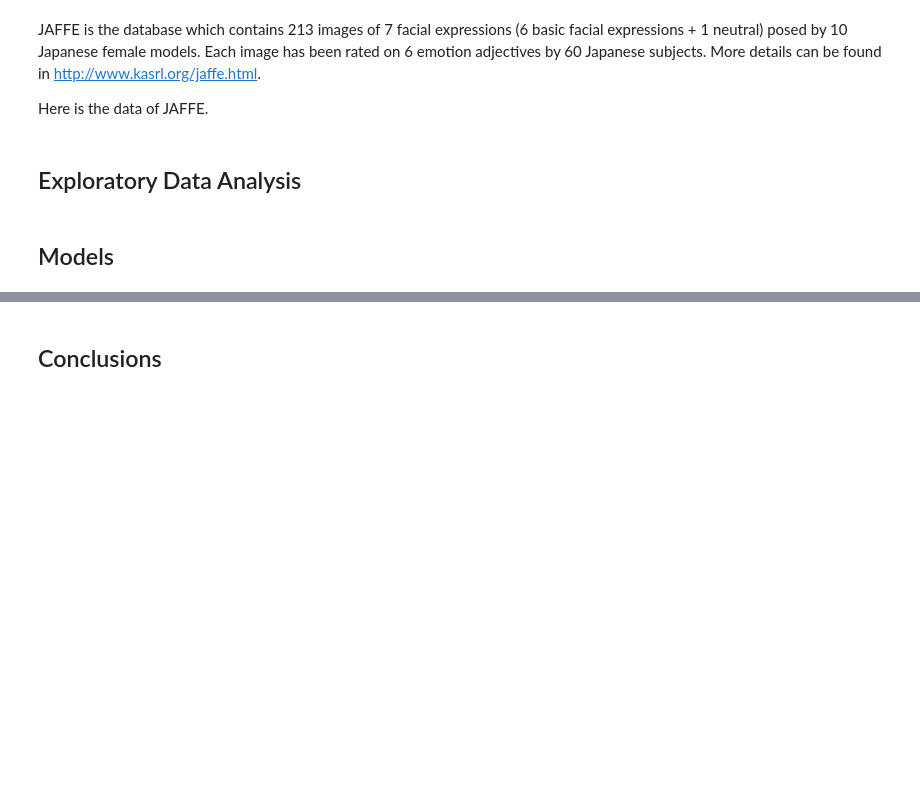
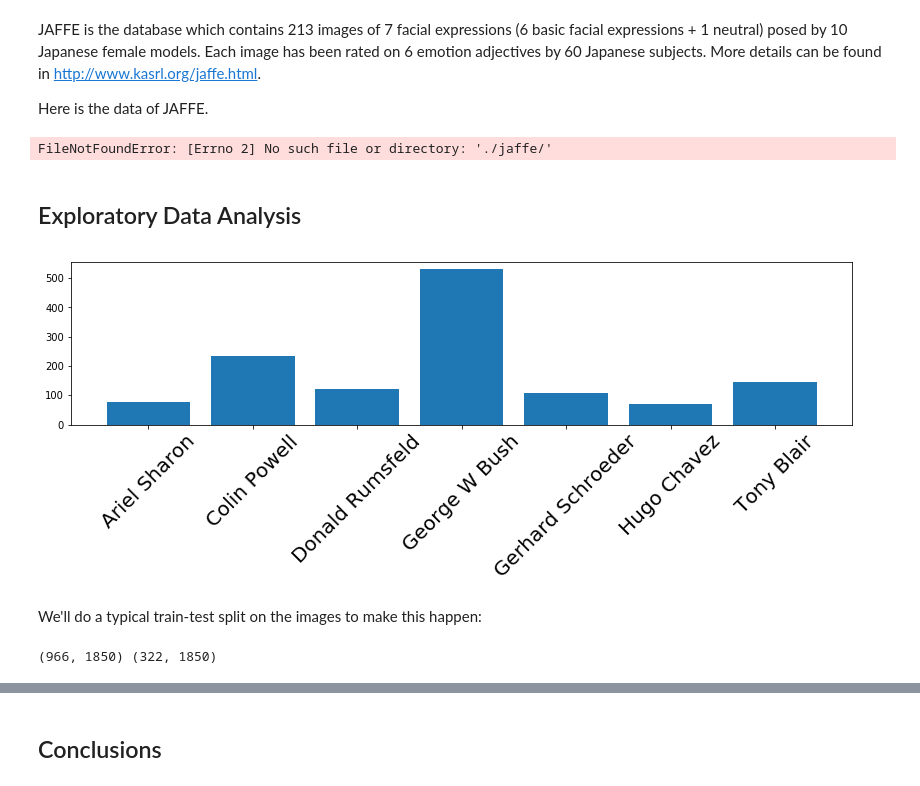
Before and after one commit to AnnieCRY/INET4061Project, a Jupyter notebook: finalProject.ipynb, the cells around one changed output, grey strips where cells are left out. Drawn from its saved outputs; the diff is of its cells as text; code cells hidden in the pictures; blank space fills up the shorter version.

```diff
--- a/finalProject.ipynb
+++ b/finalProject.ipynb
@@ -131,20 +135,42 @@ num_epoch=10
 img_data_list=[]
 
 
-#for dataset in data_dir_list:
-    #img_list=os.listdir(data_path+'/'+ dataset)
-    #print ('Loaded the images of dataset-'+'{}\n'.format(dataset))
-    #for img in img_list:
-        #input_img=cv2.imread(data_path + '/'+ dataset + '/'+ img )
-        #input_img=cv2.cvtColor(input_img, cv2.COLOR_BGR2GRAY)
-        #input_img_resize=cv2.resize(input_img,(128,128))
-        #img_data_list.append(input_img_resize)
+for dataset in data_dir_list:
+    img_list=os.listdir(data_path+'/'+ dataset)
+    print ('Loaded the images of dataset-'+'{}\n'.format(dataset))
+    for img in img_list:
+        input_img=cv2.imread(data_path + '/'+ dataset + '/'+ img )
+        input_img=cv2.cvtColor(input_img, cv2.COLOR_BGR2GRAY)
+        input_img_resize=cv2.resize(input_img,(128,128))
+        img_data_list.append(input_img_resize)
 
-#img_data = np.array(img_data_list)
-#img_data = img_data.astype('float32')
-#img_data = img_data/255
-#img_data.shape
+img_data = np.array(img_data_list)
+img_data = img_data.astype('float32')
+img_data = img_data/255
+img_data.shape
+# %% [output]
+FileNotFoundError: [Errno 2] No such file or directory: './jaffe/'
 # %% [markdown]
 ## Exploratory Data Analysis
-# %% [markdown]
-## Models
+# %%
+
+pl.figure(figsize=(14, 3))
+
+y_unique = np.unique(y)
+counts = [(y == i).sum() for i in y_unique]
+
+pl.xticks(y_unique,  names[y_unique])
+locs, labels = pl.xticks()
+pl.setp(labels, rotation=45, size=20)
+_ = pl.bar(y_unique, counts)
+# %% [output]
+[figure, added]
+# %% [markdown]
+We'll do a typical train-test split on the images to make this happen:
+# %%
+from sklearn.cross_validation import train_test_split
+X_train, X_test, y_train, y_test = train_test_split(lfw_people.data, lfw_people.target, random_state=0)
+
+print(X_train.shape, X_test.shape)
+# %% [output]
+(966, 1850) (322, 1850)
```
Also changed, not shown: parts of 16 cells of this notebook.
